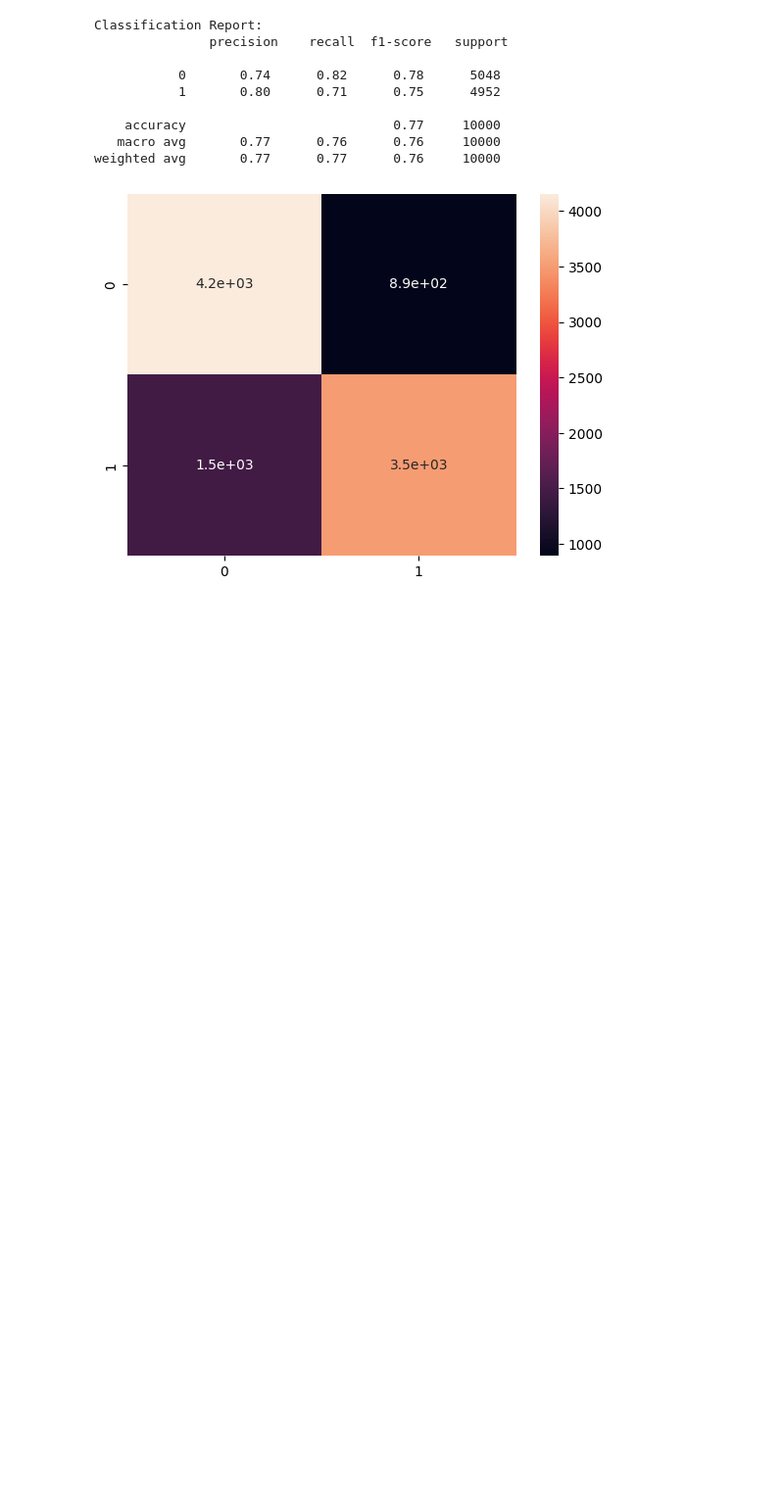
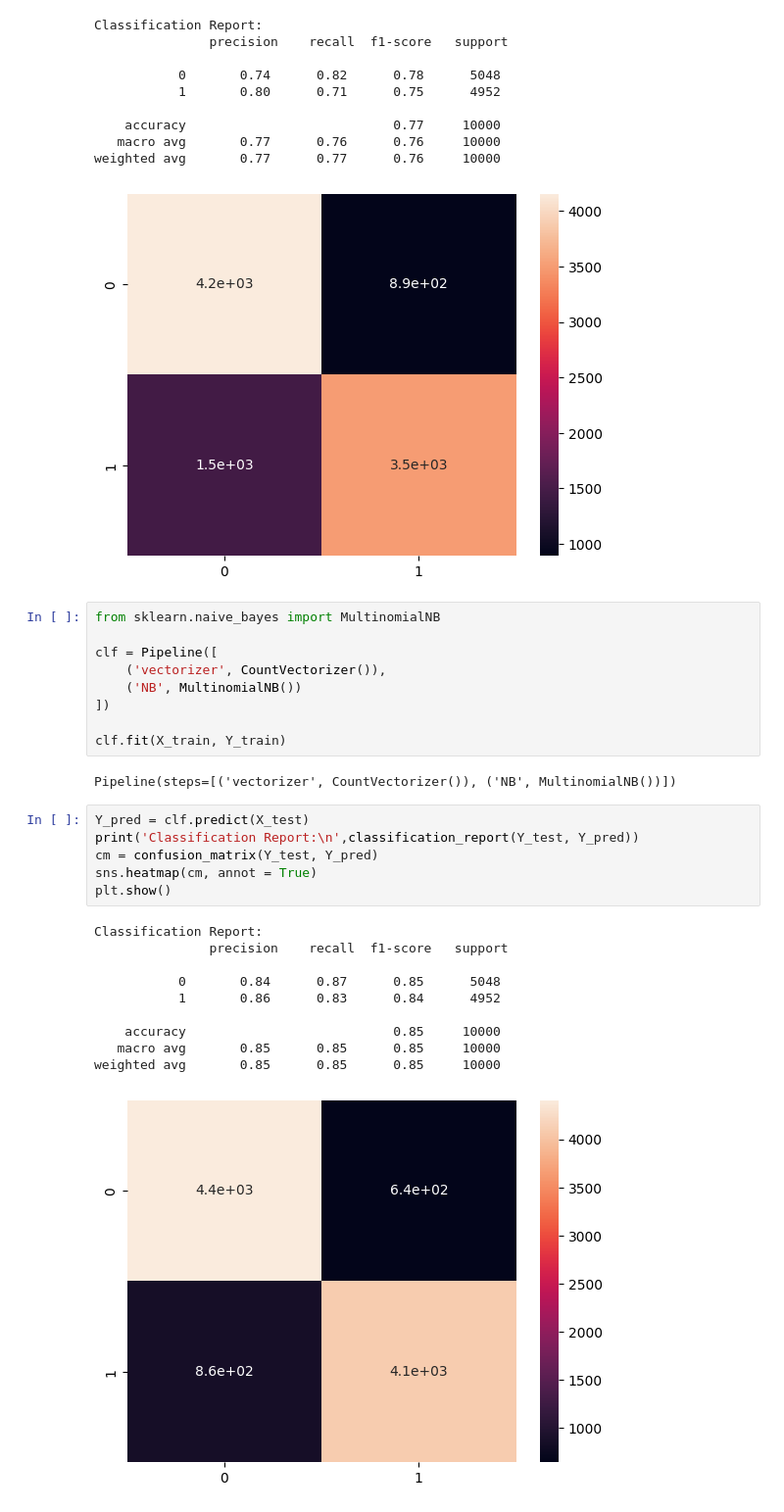
Before and after one commit to AbhinandanVijan/DeepLearning, a Jupyter notebook: sanandra_avijan_satviksi_project.ipynb, the cells around one changed output. Shown: that part at 98% size. Cells and saved outputs as stored; diff of their text form; blank space fills up the shorter version.

```diff
--- a/sanandra_avijan_satviksi_project.ipynb
+++ b/sanandra_avijan_satviksi_project.ipynb
@@ -48,3 +48,31 @@ Classification Report:
    macro avg       0.77      0.76      0.76     10000
 weighted avg       0.77      0.77      0.76     10000
 [figure]
+# %%
+from sklearn.naive_bayes import MultinomialNB
+
+clf = Pipeline([
+    ('vectorizer', CountVectorizer()),
+    ('NB', MultinomialNB())
+])
+
+clf.fit(X_train, Y_train)
+# %% [output]
+Pipeline(steps=[('vectorizer', CountVectorizer()), ('NB', MultinomialNB())])
+# %%
+Y_pred = clf.predict(X_test)
+print('Classification Report:\n',classification_report(Y_test, Y_pred))
+cm = confusion_matrix(Y_test, Y_pred)
+sns.heatmap(cm, annot = True)
+plt.show()
+# %% [output]
+Classification Report:
+               precision    recall  f1-score   support
+
+           0       0.84      0.87      0.85      5048
+           1       0.86      0.83      0.84      4952
+
+    accuracy                           0.85     10000
+   macro avg       0.85      0.85      0.85     10000
+weighted avg       0.85      0.85      0.85     10000
+[figure, added]
```
